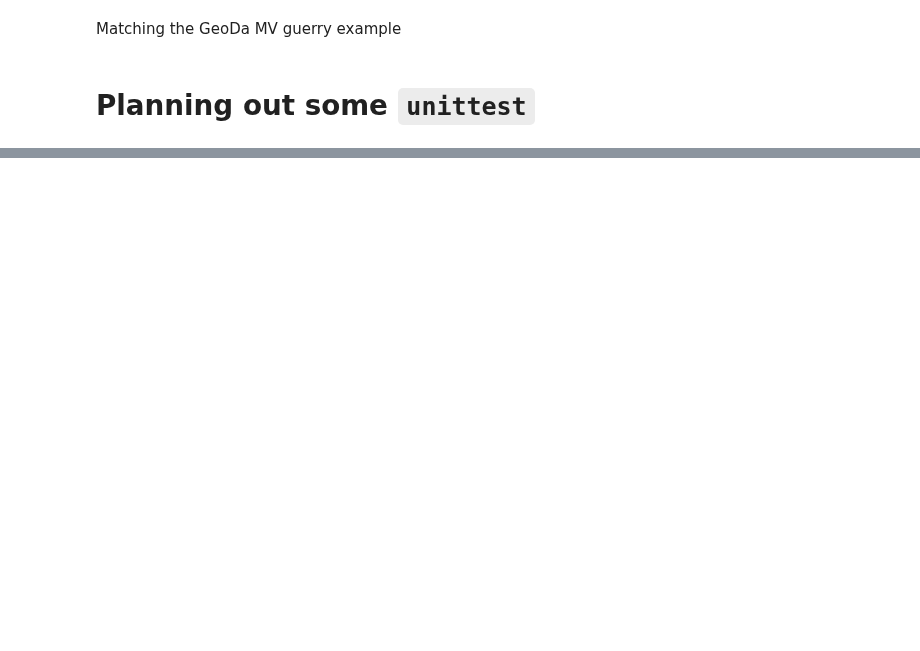
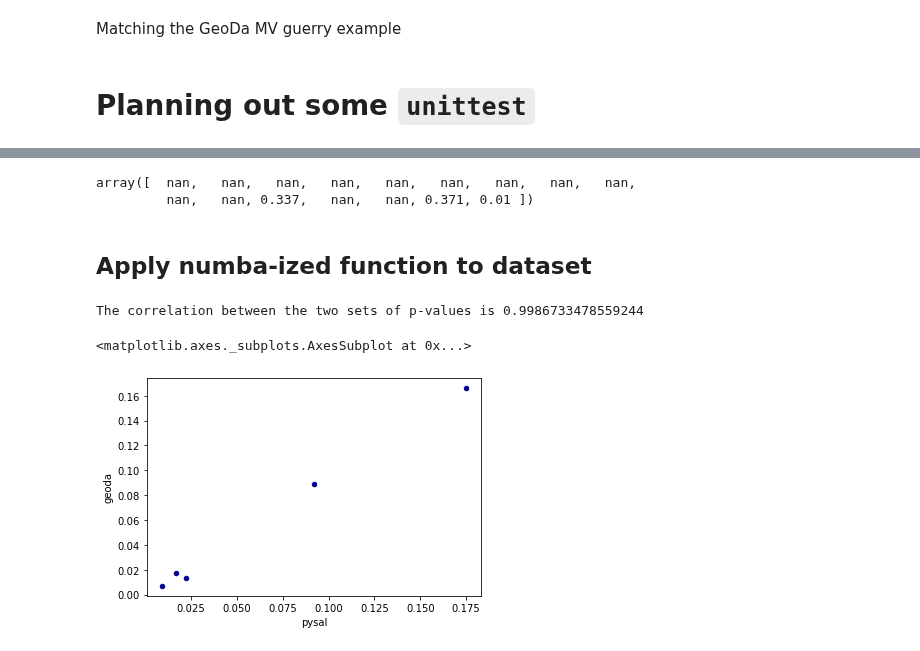
Before and after one commit to jeffcsauer/GSOC2020, a Jupyter notebook: validation/Validation_LJC_multivariate.ipynb, the cells around one changed output, grey strips where cells are left out. Drawn from its saved outputs; the diff is of its cells as text; code cells hidden in the pictures; blank space fills up the shorter version.

Commit message:
Numba-izing the local join count functions

```diff
--- a/validation/Validation_LJC_multivariate.ipynb
+++ b/validation/Validation_LJC_multivariate.ipynb
@@ -633,0 +822,13 @@ class Local_Join_Counts_MV_Tester(unittest.TestCase):
+# %%
+import libpysal
+w = libpysal.weights.lat2W(4, 4)
+x = np.ones(16)
+x[0:8] = 0
+z = [0,1,0,1,1,1,1,1,0,0,1,1,0,0,1,1]
+y = [0,1,1,1,1,1,1,1,0,0,0,1,0,0,1,1]
+LJC_MV = Local_Join_Count_MV(connectivity=w).fit([x, y, z])
+LJC_MV.LJC
+LJC_MV.p_sim
+# %% [output]
+array([  nan,   nan,   nan,   nan,   nan,   nan,   nan,   nan,   nan,
+         nan,   nan, 0.337,   nan,   nan, 0.371, 0.01 ])
@@ -633,0 +839,17 @@ class Local_Join_Counts_MV_Tester(unittest.TestCase):
+# %% [markdown]
+## Apply numba-ized function to dataset
+# %%
+guerry_results_v2 = Local_Join_Count_MV(connectivity=guerry_wq).fit([guerry['INF'], guerry['DON']])
+# %%
+# Assess correlation between p-values
+corrdf = pd.DataFrame(guerry_results_v2.p_sim, guerry.PP_VAL_MV).reset_index()
+corrdf.columns = ['pysal', 'geoda']
+print("The correlation between the two sets of p-values is", corrdf['pysal'].corr(corrdf['geoda']))
+
+corrdf.plot.scatter(x='pysal',
+                    y='geoda',
+                    c='DarkBlue')
+# %% [output]
+The correlation between the two sets of p-values is 0.9986733478559244
+<matplotlib.axes._subplots.AxesSubplot at 0x...>
+[figure, added]
```
Also changed, not shown: parts of 8 cells of this notebook, 5 other files.
